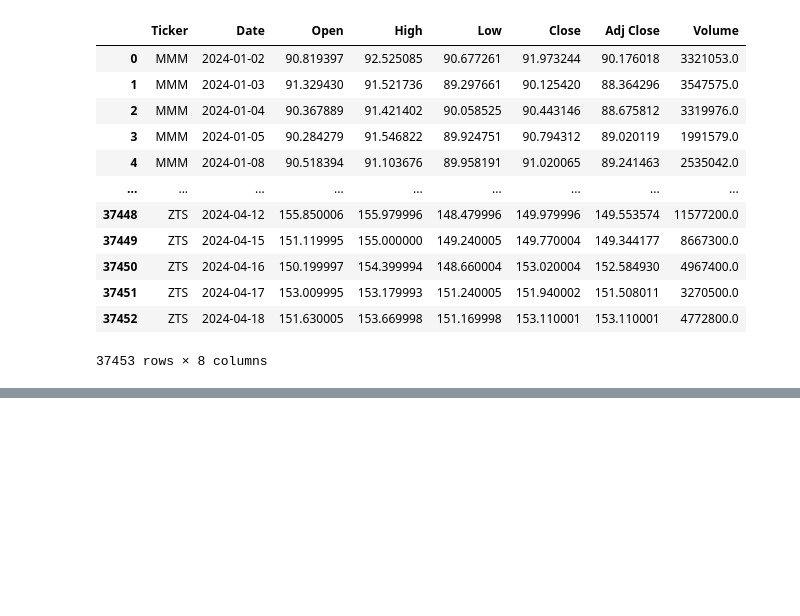
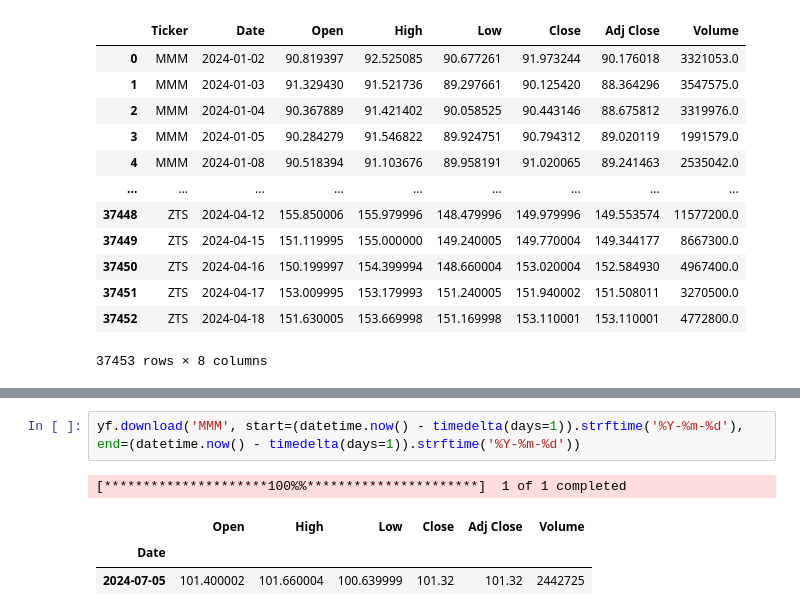
Before and after one commit to stavros-vl/sp500-data-tracker, a Jupyter notebook: R&D-notebook.ipynb, the cells around one changed output, grey strips where cells are left out. Saved outputs shown, nothing was run; the diff lists cells and outputs as text; blank space fills up the shorter version.

```diff
--- a/R&D-notebook.ipynb
+++ b/R&D-notebook.ipynb
@@ -164,0 +216,7 @@ pd.read_csv('sp500_finance_data_20240420.csv.gz')
+# %%
+yf.download('MMM', start=(datetime.now() - timedelta(days=1)).strftime('%Y-%m-%d'), end=(datetime.now() - timedelta(days=1)).strftime('%Y-%m-%d'))
+# %% [output]
+[*********************100%%**********************]  1 of 1 completed
+|  | Open | High | Low | Close | Adj Close | Volume |
+| Date |  |  |  |  |  |  |
+| 2024-07-05 | 101.400002 | 101.660004 | 100.639999 | 101.32 | 101.32 | 2442725 |
```
Also changed, not shown: parts of 16 cells of this notebook, 4 other files.
